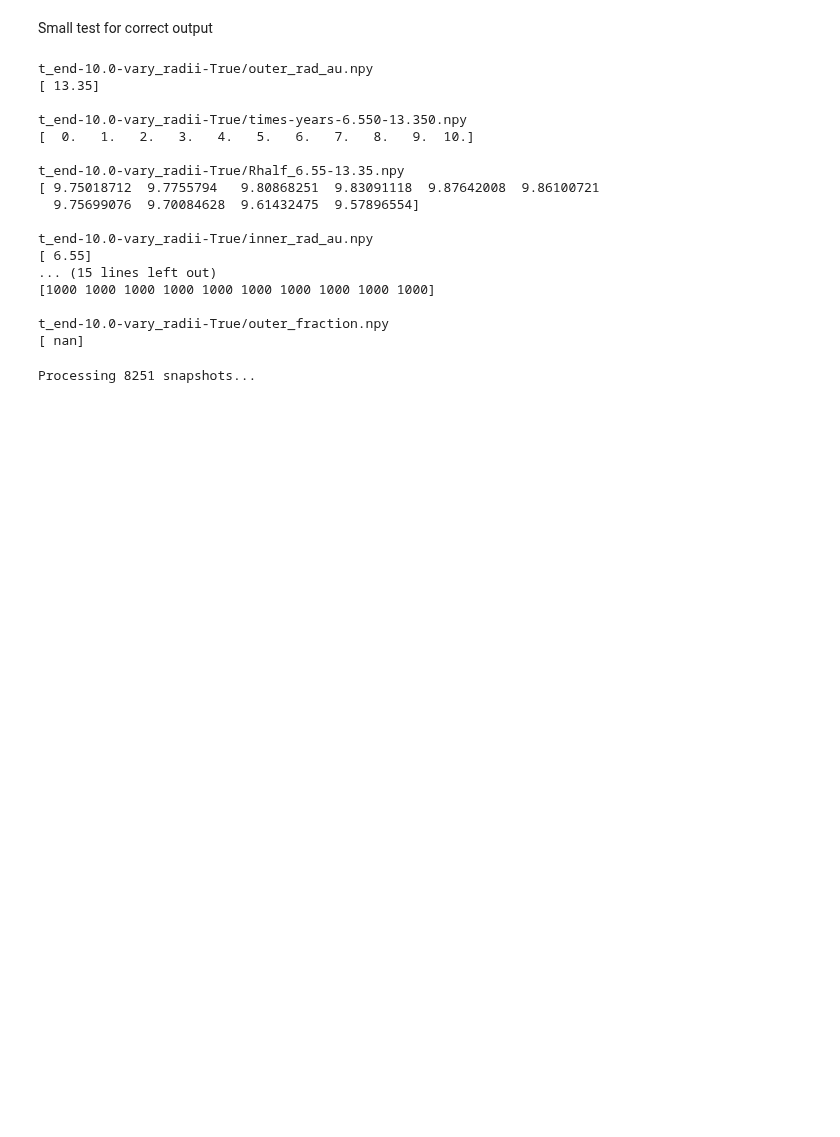
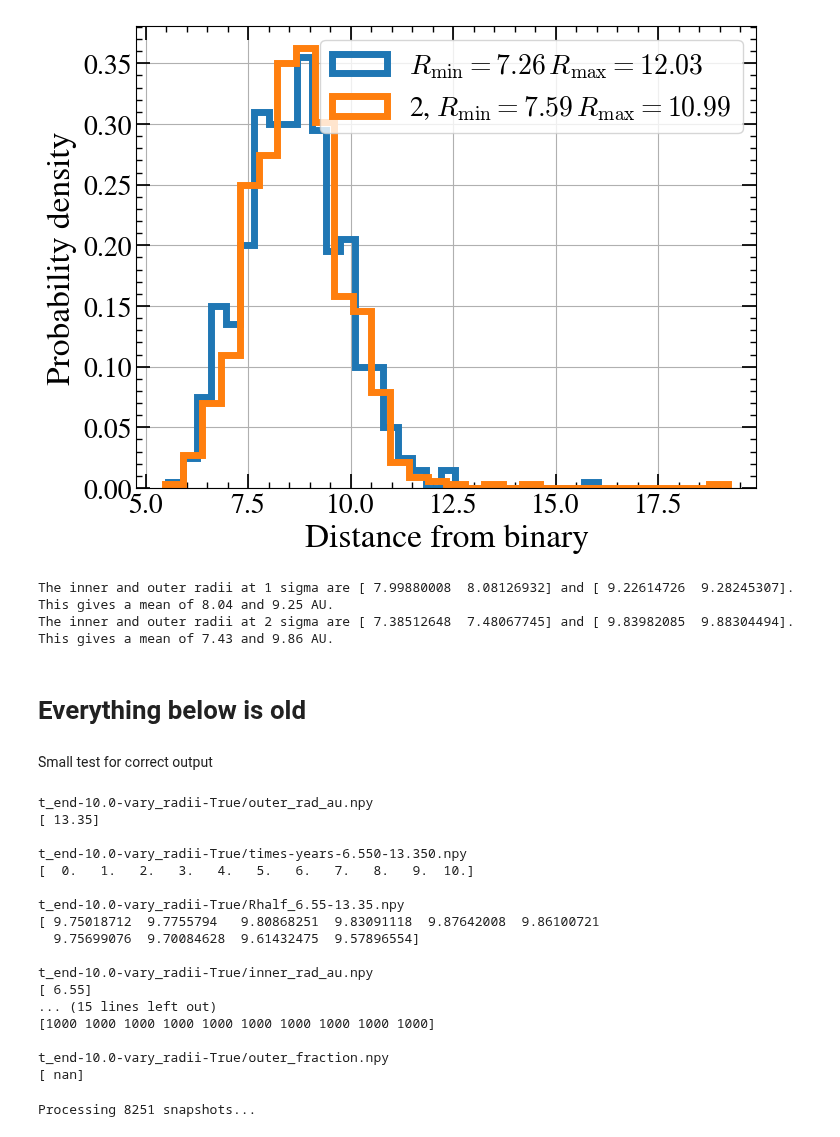
Before and after one commit to LucasPouw/amuse-KL, a Jupyter notebook: data_processing.ipynb, the cells around one changed output. Drawn from its saved outputs; the diff is of its cells as text; code cells hidden in the pictures; blank space fills up the shorter version.

```diff
--- a/data_processing.ipynb
+++ b/data_processing.ipynb
@@ -18,3 +144,70 @@ Saving all files in: /home/vdvuurst/AMUSE
+# %%
+# We choose to analyze the disk at 25 kyr, in the middle of the plateaus
+
+file_idx = 25000
+dirs = np.array(['/data2/pouw/amuse-project/amuseKL-output/vary_radii-True/snapshots-rmin7.265-rmax12.025',
+                 '/data2/pouw/amuse-project/amuseKL-output/r_min-7.589-r_max-10.989/snapshots-rmin7.589-rmax10.989'])
+labels = np.array([r'$R_{\rm min}=7.26 \, R_{\rm max}=12.03$',
+                   r'2, $R_{\rm min}=7.59 \, R_{\rm max}=10.99$'])
+# dirs = np.array(['/data2/pouw/amuse-project/amuseKL-output/vary_radii-True/snapshots-rmin7.400-rmax11.480',
+#                  '/data2/pouw/amuse-project/amuseKL-output/vary_radii-True/snapshots-rmin7.265-rmax12.025',
+#                  '/data2/pouw/amuse-project/amuseKL-output/vary_radii-True/snapshots-rmin7.589-rmax10.989',
+#                  '/data2/pouw/amuse-project/amuseKL-output/r_min-7.589-r_max-10.989/snapshots-rmin7.589-rmax10.989'])
+# labels = np.array([r'$R_{\rm min}=7.40 \, R_{\rm max}=11.48$',
+#                    r'$R_{\rm min}=7.26 \, R_{\rm max}=12.03$',
+#                    r'1, $R_{\rm min}=7.59 \, R_{\rm max}=10.99$',
+#                    r'2, $R_{\rm min}=7.59 \, R_{\rm max}=10.99$'])
+
+medians = np.zeros(len(dirs))
+stds = np.zeros(len(dirs))
+
+plt.figure(figsize=(8,6))
+for i, snapshot_dir in enumerate(dirs):
+    file = get_sorted_files(snapshot_dir)[file_idx]
+    data = read_set_from_file(file)
+
+    _, _, _, ecc, _, inc, asc, peri = get_bound_elements(data)
+    bound = ecc < 1
+
+    disk, _, com = dissect_system(data)
+    disk.position -= com.position
+    bound_disk_pos = np.linalg.norm(disk[bound].position.value_in(units.AU), axis=1)
+
+    plt.hist(bound_disk_pos, density=True, bins=30, histtype='step', linewidth=5, label=labels[i])
+
+    medians[i] = np.median(bound_disk_pos)
+    stds[i] = np.std(bound_disk_pos)
+
+    # fig, ((ax1, ax2), (ax3, ax4)) = plt.subplots(2, 2, figsize=(10,10))
+    # plot_binary_disk_arrow(np.array([ax1, ax2, ax3]), data)
+    # # plot_ang_ecc(ax4,
+    # #             file_idx | units.yr,
+    # #             inc.median(),
+    # #             asc.median(),
+    # #             peri.median(),
+    # #             ecc.median())
+    # fig.suptitle(f'Time = {file_idx} year', fontsize=28)
+    # plt.tight_layout()
+    # fig.show()
+
+plt.ylabel('Probability density')
+plt.xlabel('Distance from binary')
+plt.grid()
+plt.legend()
+plt.show()
+
+inners_1sig = medians - stds / 2
+outers_1sig = medians + stds / 2
+inners_2sig = medians - stds
+outers_2sig = medians + stds
+print(f'The inner and outer radii at 1 sigma are {inners_1sig} and {outers_1sig}. This gives a mean of {np.mean(np.array(inners_1sig)):.2f} and {np.mean(np.array(outers_1sig)):.2f} AU.')
+print(f'The inner and outer radii at 2 sigma are {inners_2sig} and {outers_2sig}. This gives a mean of {np.mean(np.array(inners_2sig)):.2f} and {np.mean(np.array(outers_2sig)):.2f} AU.')
+# %% [output]
+[figure, added]
+The inner and outer radii at 1 sigma are [ 7.99880008  8.08126932] and [ 9.22614726  9.28245307]. This gives a mean of 8.04 and 9.25 AU.
+The inner and outer radii at 2 sigma are [ 7.38512648  7.48067745] and [ 9.83982085  9.88304494]. This gives a mean of 7.43 and 9.86 AU.
+# %% [markdown]
+# Everything below is old
 # %% [markdown]
 Small test for correct output
 # %%
```
Also changed, not shown: parts of 6 cells of this notebook.
